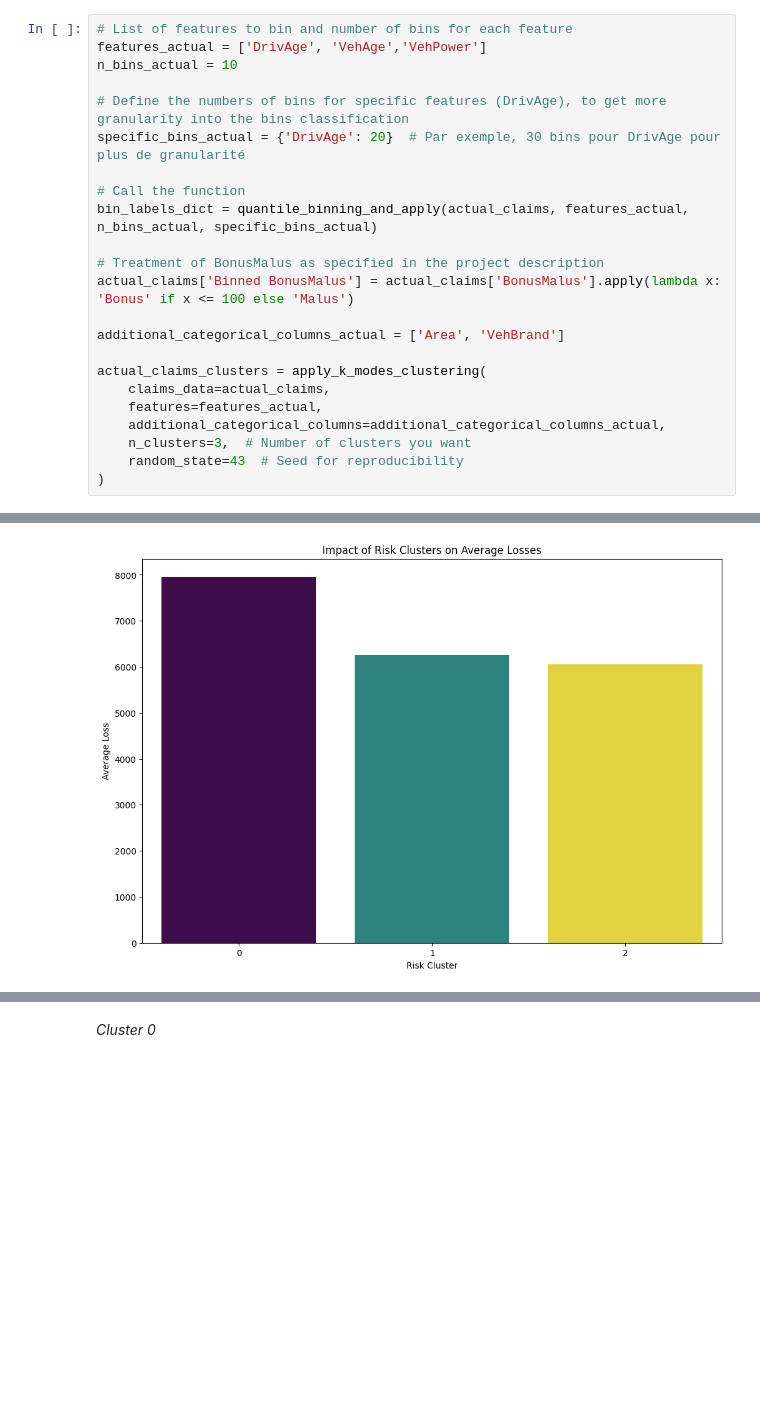
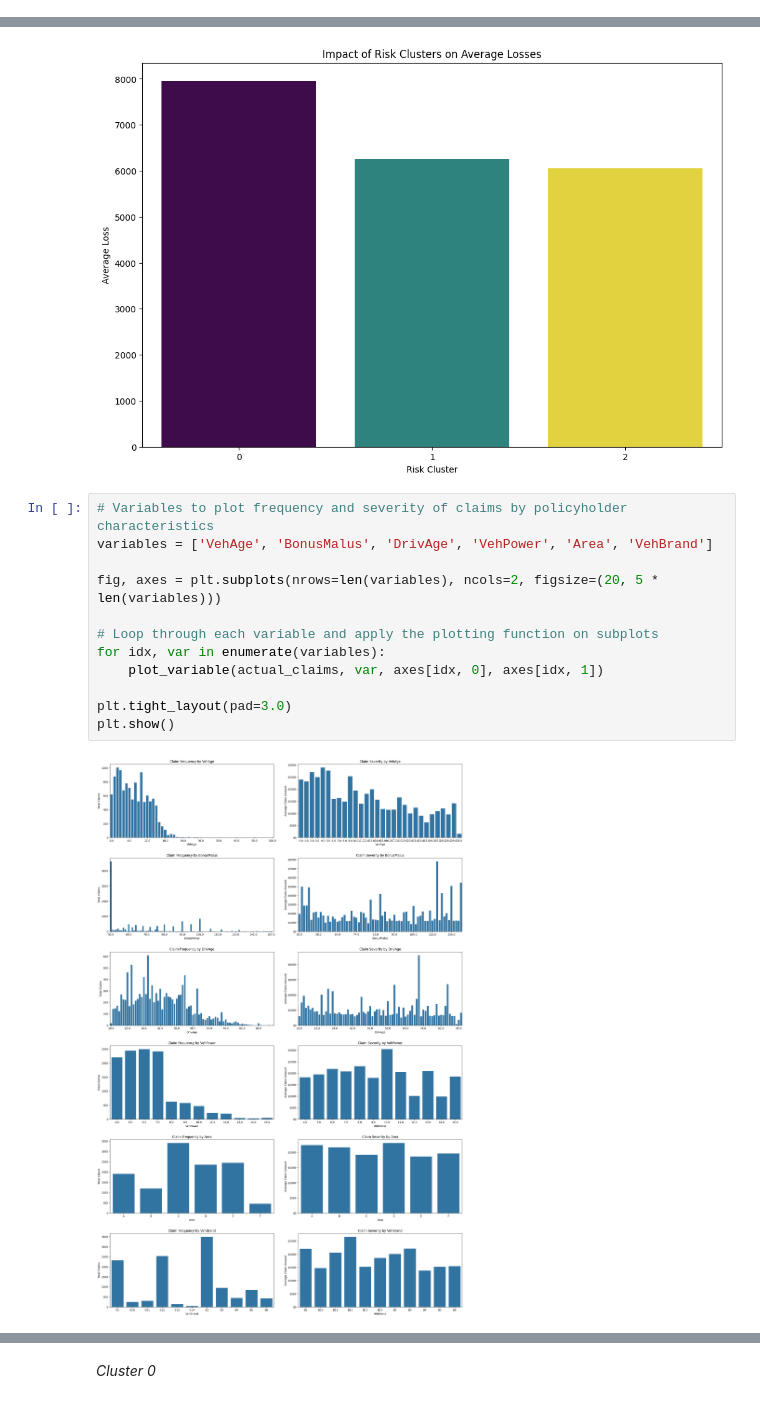
Before and after one commit to ThomasDeConinck/Assurance-Code-Python, a Jupyter notebook: assurances Code Python Case.ipynb, the cells around one changed output, grey strips where cells are left out. Saved outputs shown, nothing was run; the diff lists cells and outputs as text; blank space fills up the shorter version.

```diff
--- a/assurances Code Python Case.ipynb
+++ b/assurances Code Python Case.ipynb
@@ -1425,26 +1389,3 @@ actual_claims['Risk Cluster K-Mode'] = clusters
-# %%
-# List of features to bin and number of bins for each feature
-features_actual = ['DrivAge', 'VehAge','VehPower']
-n_bins_actual = 10
-
-# Define the numbers of bins for specific features (DrivAge), to get more granularity into the bins classification
-specific_bins_actual = {'DrivAge': 20}  # Par exemple, 30 bins pour DrivAge pour plus de granularité
-
-# Call the function
-bin_labels_dict = quantile_binning_and_apply(actual_claims, features_actual, n_bins_actual, specific_bins_actual)
-
-# Treatment of BonusMalus as specified in the project description
-actual_claims['Binned BonusMalus'] = actual_claims['BonusMalus'].apply(lambda x: 'Bonus' if x <= 100 else 'Malus')
-
-additional_categorical_columns_actual = ['Area', 'VehBrand']
-
-actual_claims_clusters = apply_k_modes_clustering(
-    claims_data=actual_claims,
-    features=features_actual,
-    additional_categorical_columns=additional_categorical_columns_actual,
-    n_clusters=3,  # Number of clusters you want
-    random_state=43  # Seed for reproducibility
-)
 # %%
 # Columns to analyze
 feature_cols = ['Binned DrivAge', 'Binned VehAge', 'Binned VehPower', 'Area', 'VehBrand']
@@ -1477,3 +1423,17 @@ plt.ylabel('Average Loss')
 plt.show()
 # %% [output]
 [figure]
+# %%
+# Variables to plot frequency and severity of claims by policyholder characteristics
+variables = ['VehAge', 'BonusMalus', 'DrivAge', 'VehPower', 'Area', 'VehBrand']
+
+fig, axes = plt.subplots(nrows=len(variables), ncols=2, figsize=(20, 5 * len(variables)))
+
+# Loop through each variable and apply the plotting function on subplots
+for idx, var in enumerate(variables):
+    plot_variable(actual_claims, var, axes[idx, 0], axes[idx, 1])
+
+plt.tight_layout(pad=3.0)
+plt.show()
+# %% [output]
+[figure, added]
```
Also changed, not shown: parts of 31 cells of this notebook.
